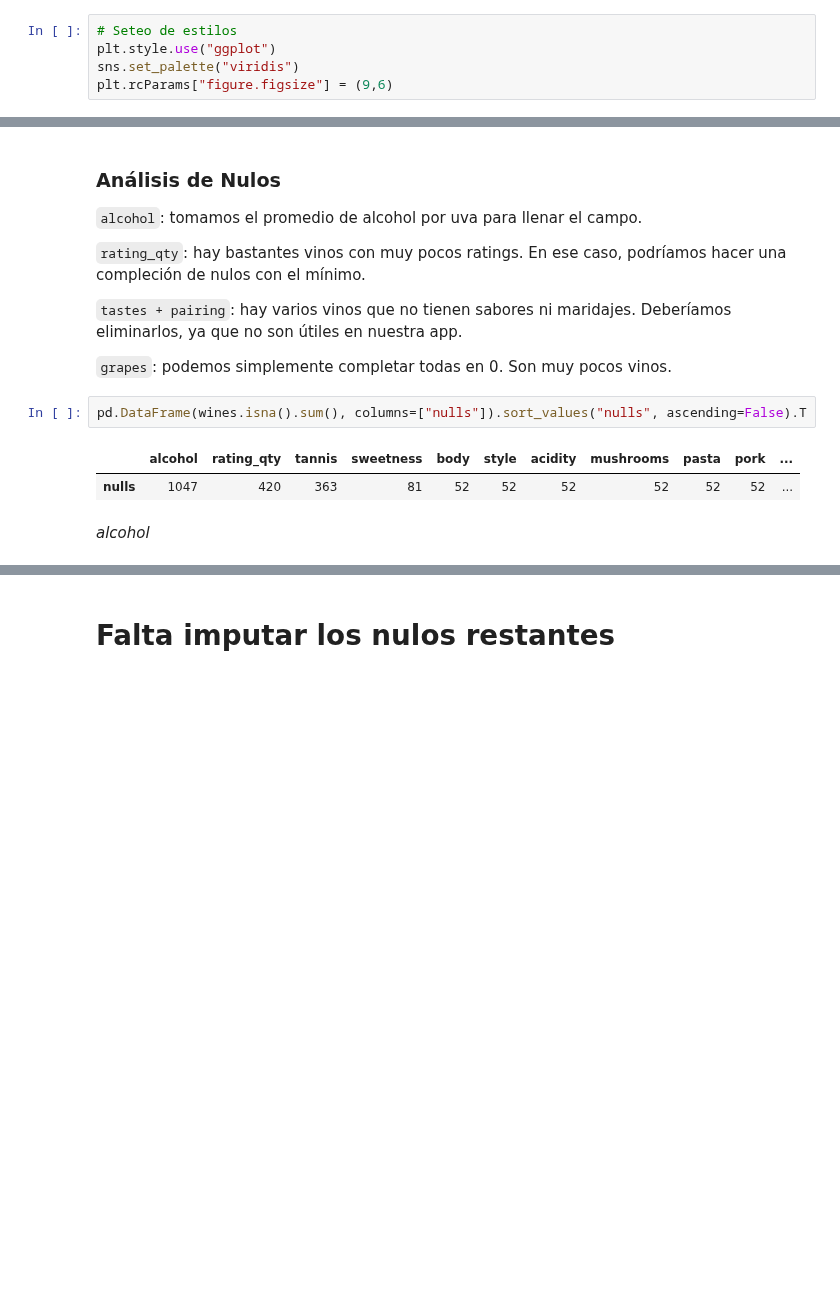
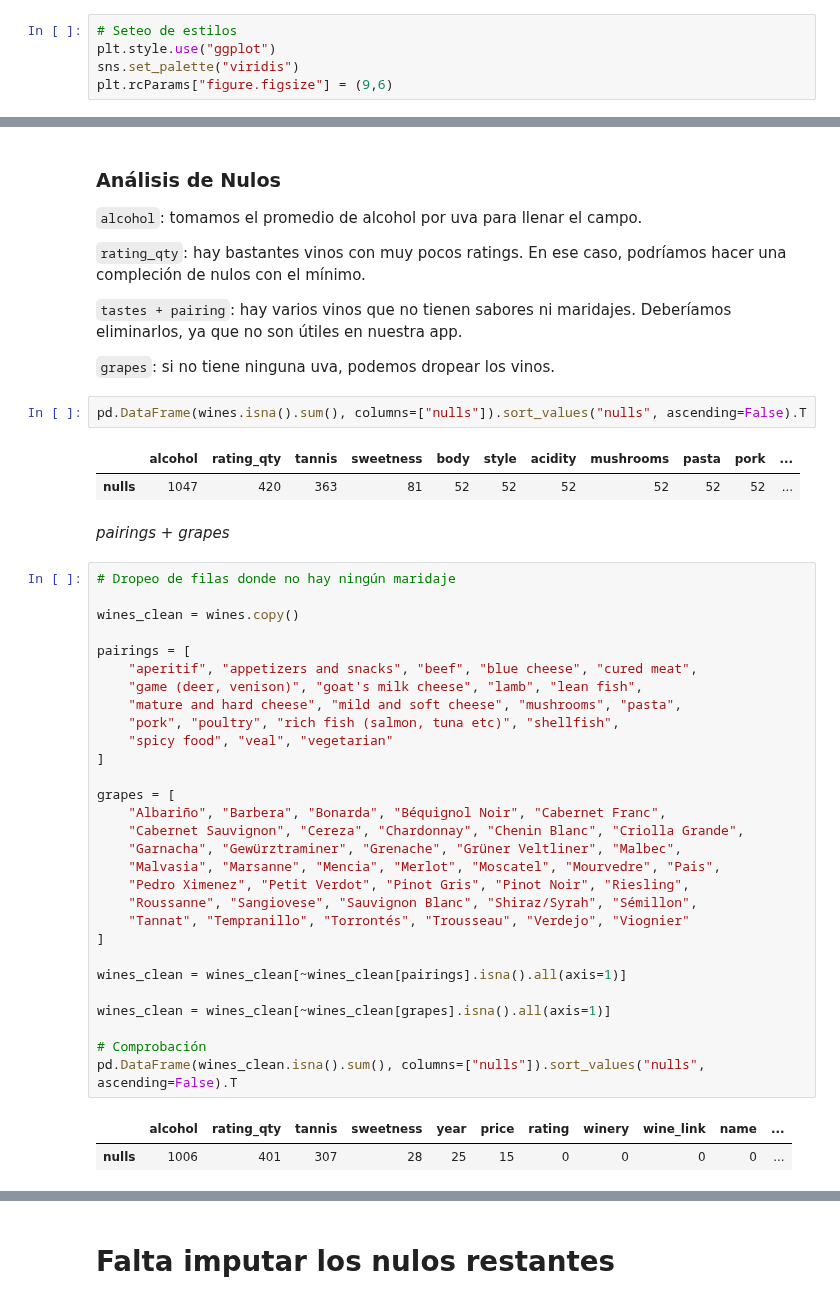
Before and after one commit to Tino27Gut/WineRecommendation, a Jupyter notebook: notebooks/EDA/01_null_analysis.ipynb, the cells around one changed output, grey strips where cells are left out. Drawn from its saved outputs; the diff is of its cells as text; blank space fills up the shorter version.

```diff
--- a/notebooks/EDA/01_null_analysis.ipynb
+++ b/notebooks/EDA/01_null_analysis.ipynb
@@ -59,11 +59,43 @@ wines.head(3)
 
 `tastes + pairing`: hay varios vinos que no tienen sabores ni maridajes. Deberíamos eliminarlos, ya que no son útiles en nuestra app.
 
-`grapes`: podemos simplemente completar todas en 0. Son muy pocos vinos.
+`grapes`: si no tiene ninguna uva, podemos dropear los vinos.
 # %%
 pd.DataFrame(wines.isna().sum(), columns=["nulls"]).sort_values("nulls", ascending=False).T
 # %% [output]
 |  | alcohol | rating_qty | tannis | sweetness | body | style | acidity | mushrooms | pasta | pork | ... |
 | nulls | 1047 | 420 | 363 | 81 | 52 | 52 | 52 | 52 | 52 | 52 | ... |
-# %% [markdown]
-_alcohol_
+# %% [markdown]
+*pairings + grapes*
+# %%
+# Dropeo de filas donde no hay ningún maridaje
+
+wines_clean = wines.copy()
+
+pairings = [
+    "aperitif", "appetizers and snacks", "beef", "blue cheese", "cured meat",
+    "game (deer, venison)", "goat's milk cheese", "lamb", "lean fish",
+    "mature and hard cheese", "mild and soft cheese", "mushrooms", "pasta",
+    "pork", "poultry", "rich fish (salmon, tuna etc)", "shellfish",
+    "spicy food", "veal", "vegetarian"
+]
+
+grapes = [
+    "Albariño", "Barbera", "Bonarda", "Béquignol Noir", "Cabernet Franc",
+    "Cabernet Sauvignon", "Cereza", "Chardonnay", "Chenin Blanc", "Criolla Grande",
+    "Garnacha", "Gewürztraminer", "Grenache", "Grüner Veltliner", "Malbec",
+    "Malvasia", "Marsanne", "Mencia", "Merlot", "Moscatel", "Mourvedre", "Pais",
+    "Pedro Ximenez", "Petit Verdot", "Pinot Gris", "Pinot Noir", "Riesling",
+    "Roussanne", "Sangiovese", "Sauvignon Blanc", "Shiraz/Syrah", "Sémillon",
+    "Tannat", "Tempranillo", "Torrontés", "Trousseau", "Verdejo", "Viognier"
+]
+
+wines_clean = wines_clean[~wines_clean[pairings].isna().all(axis=1)]
+
+wines_clean = wines_clean[~wines_clean[grapes].isna().all(axis=1)]
+
+# Comprobación
+pd.DataFrame(wines_clean.isna().sum(), columns=["nulls"]).sort_values("nulls", ascending=False).T
+# %% [output]
+|  | alcohol | rating_qty | tannis | sweetness | year | price | rating | winery | wine_link | name | ... |
+| nulls | 1006 | 401 | 307 | 28 | 25 | 15 | 0 | 0 | 0 | 0 | ... |
```
Also changed, not shown: parts of 6 cells of this notebook, 2 other files.
